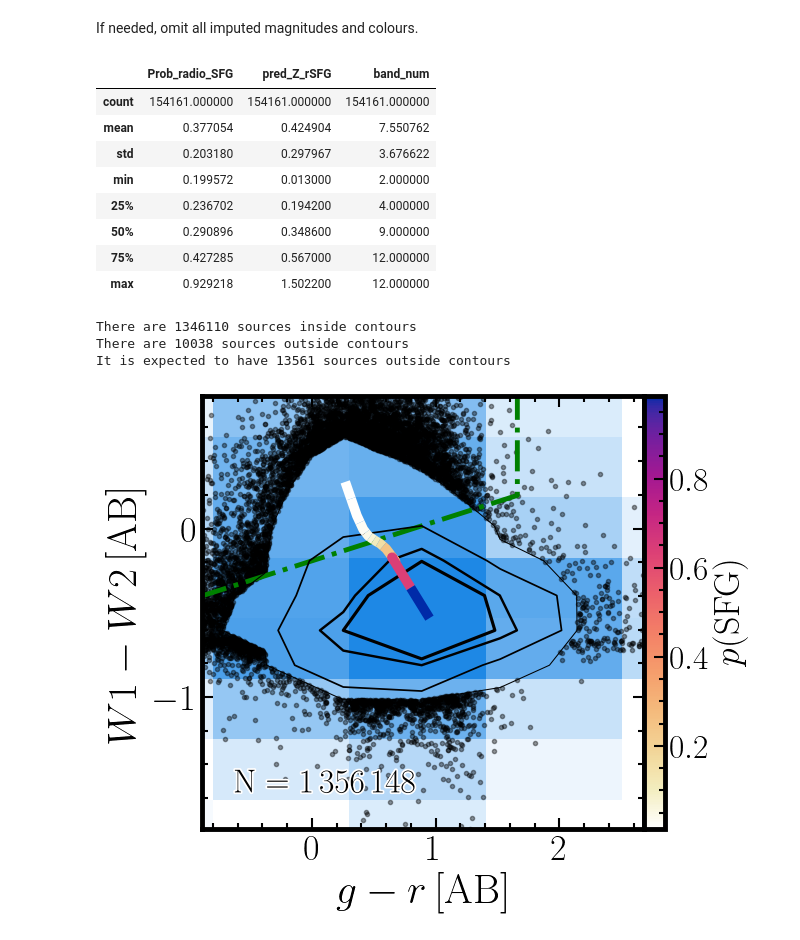
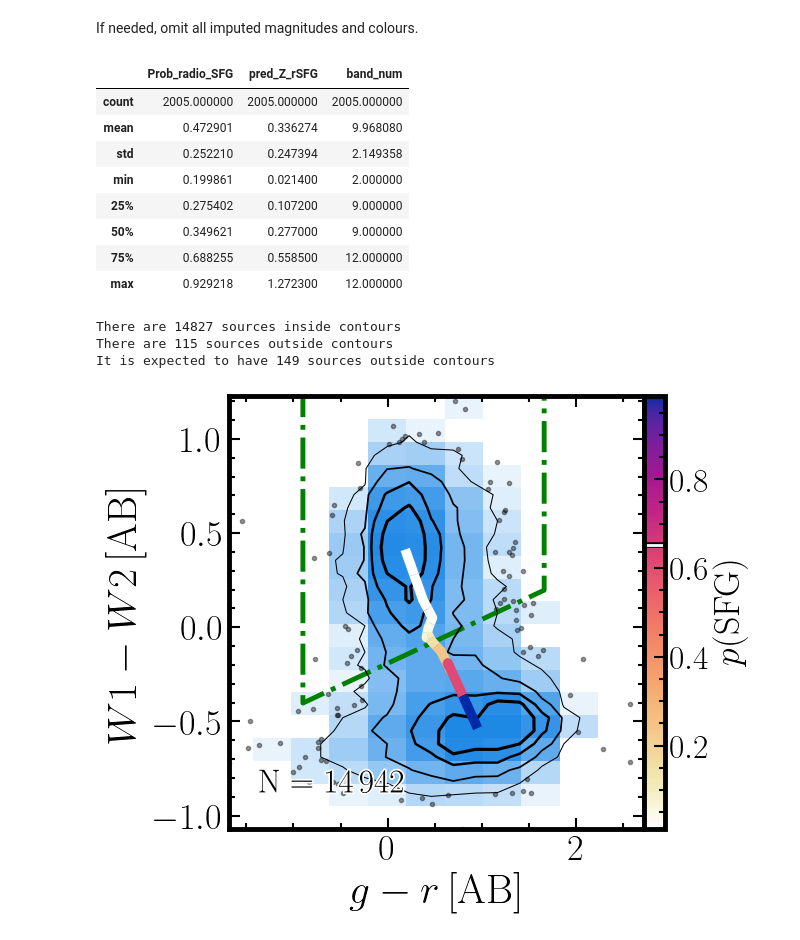
Before and after one commit to racarvajal/Pipeline_ML_6arcsec, a Jupyter notebook: Describe_preds_SFG.ipynb, the cells around one changed output. Drawn from its saved outputs; the diff is of its cells as text; code cells hidden in the pictures.

Commit message:
thresh in colorbar

```diff
--- a/Describe_preds_SFG.ipynb
+++ b/Describe_preds_SFG.ipynb
@@ -153,7 +153,7 @@ if use_imputed:
 elif not use_imputed:
     imputed_str = 'nonimputed'
 # %%
-used_sample = 'unknown'  # 'test', 'unknown'
+used_sample = 'test'  # 'test', 'unknown'
 # %%
 file_HETDEX_test = gv.preds_path + 'HETDEX_Test_prediction.parquet'
 file_HETDEX_unk  = gv.preds_path + 'HETDEX_Unknown_prediction.parquet'
@@ -240,14 +240,14 @@ if not use_imputed:
 data_catalog_HETDEX_df.loc[mask_pred_rSFG, ['Prob_radio_SFG', 'pred_Z_rSFG', 'band_num']].describe()
 # %% [output]
 |  | Prob_radio_SFG | pred_Z_rSFG | band_num |
-| count | 154161.000000 | 154161.000000 | 154161.000000 |
-| mean | 0.377054 | 0.424904 | 7.550762 |
-| std | 0.203180 | 0.297967 | 3.676622 |
-| min | 0.199572 | 0.013000 | 2.000000 |
-| 25% | 0.236702 | 0.194200 | 4.000000 |
-| 50% | 0.290896 | 0.348600 | 9.000000 |
-| 75% | 0.427285 | 0.567000 | 12.000000 |
-| max | 0.929218 | 1.502200 | 12.000000 |
+| count | 2005.000000 | 2005.000000 | 2005.000000 |
+| mean | 0.472901 | 0.336274 | 9.968080 |
+| std | 0.252210 | 0.247394 | 2.149358 |
+| min | 0.199861 | 0.021400 | 2.000000 |
+| 25% | 0.275402 | 0.107200 | 9.000000 |
+| 50% | 0.349621 | 0.277000 | 9.000000 |
+| 75% | 0.688255 | 0.558500 | 12.000000 |
+| max | 0.929218 | 1.272300 | 12.000000 |
 # %%
 fig                = plt.figure(figsize=(6.5, 5.25), layout='constrained')
 ax1                = fig.add_subplot(111, xscale='linear', yscale='linear')
@@ -399,37 +399,38 @@ ax1.set_ylim(bottom=min_Y_plot, top=max_Y_plot)
 # cbar.ax.tick_params(which='major', length=8, width=1.5, direction='in', color='k')
 # cbar.ax.tick_params(which='minor', length=4, width=1.5, direction='in', color='k')
 # cbar.outline.set_linewidth(3.5)
 # cbar.ax.set_ylabel(cbar_str, size=26, labelpad=-1)
 
 cbar_z_str = r'$p(\mathrm{SFG})$'
 cbar_z = fig.colorbar(lines, ax=ax1, pad=0.0, format=ScalarFormatter())
+cbar_z.ax.axhline(1 - gv.cal_AGN_thresh, c='w', linewidth=2.0, path_effects=gf.path_black(4.0))
 cbar_z.ax.minorticks_on()
 cbar_z.ax.tick_params(labelsize=24)
 cbar_z.ax.tick_params(which='major', length=8, width=1.5, direction='in', color='k')
 cbar_z.ax.tick_params(which='minor', length=4, width=1.5, direction='in', color='k')
 cbar_z.outline.set_linewidth(3.5)
 cbar_z.ax.set_ylabel(cbar_z_str, size=26, labelpad=1.5)
 
 ax1.minorticks_on()
 ax1.tick_params(which='both', top=True, right=True, direction='in')
 ax1.tick_params(axis='both', which='major', labelsize=26)
 # ax1.tick_params(axis='both', which='minor', labelsize=26)
 ax1.tick_params(which='major', length=8, width=1.5)
 ax1.tick_params(which='minor', length=4, width=1.5)
 ax1.set_xlabel(xlabel, size=30)
 ax1.set_ylabel(ylabel, size=30)
 plt.setp(ax1.spines.values(), linewidth=3.5)
 plt.setp(ax1.spines.values(), linewidth=3.5)
 
 if save_plots:
     plt.savefig(gv.plots_path + f'prob_SFG_evol_W1_W2_g_r_SFG_{used_sample}_{imputed_str}_HETDEX.pdf',
                 bbox_inches='tight')
 plt.show()
 # %% [output]
-There are 1346110 sources inside contours
-There are 10038 sources outside contours
-It is expected to have 13561 sources outside contours
+There are 14827 sources inside contours
+There are 115 sources outside contours
+It is expected to have 149 sources outside contours
-[figure, old version]
+[figure, new version]
 # %%
 fig                = plt.figure(figsize=(6.5, 5.25), layout='constrained')
 ax1                = fig.add_subplot(111, xscale='linear', yscale='linear')
```
Also changed, not shown: parts of 7 cells of this notebook.
